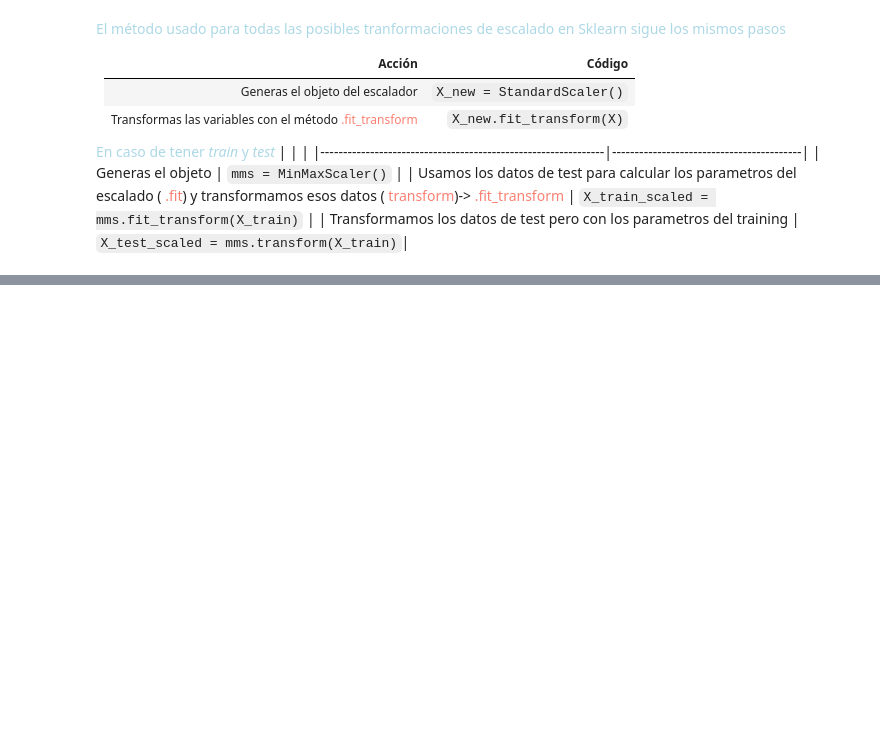
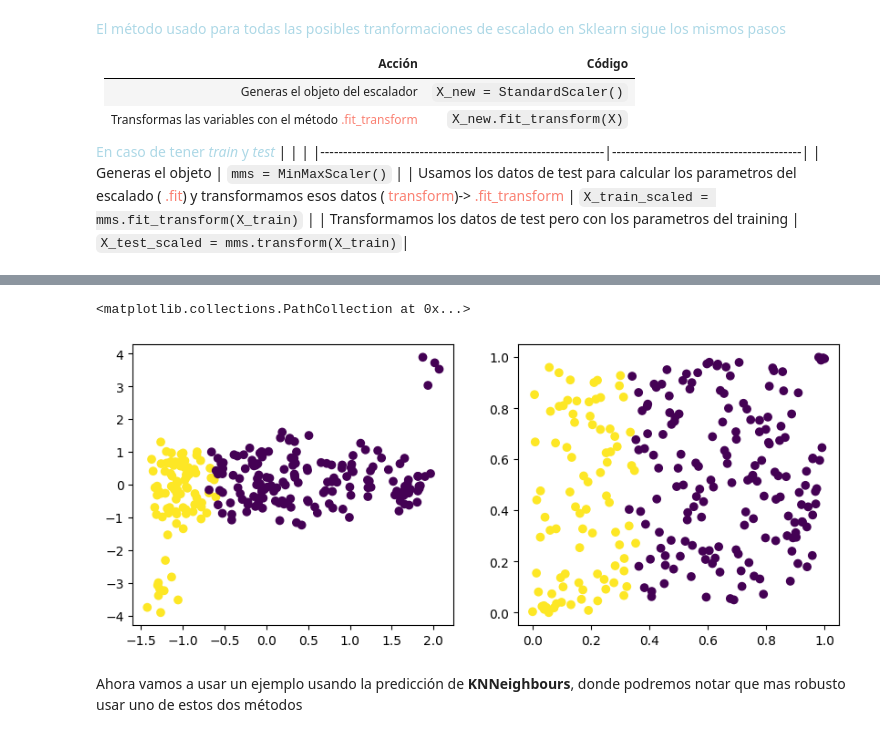
Before and after one commit to guille1006/Guia-Machine-learning, a Jupyter notebook: Preprocesamiento de datos.ipynb, the cells around one changed output, grey strips where cells are left out. Saved outputs shown, nothing was run; the diff lists cells and outputs as text; code cells hidden in the pictures; blank space fills up the shorter version.

```diff
--- a/Preprocesamiento de datos.ipynb
+++ b/Preprocesamiento de datos.ipynb
@@ -77,0 +195,14 @@ Prácticamente siempre habrá que usar un escalado, que de manera general, no em
+# %%
+from sklearn.preprocessing import StandardScaler, QuantileTransformer
+
+X_standard = StandardScaler().fit_transform(X)
+X_quantile = QuantileTransformer(n_quantiles=100).fit_transform(X) # Pongo el numero de quantiles para que no salga el Warning
+
+fig, ax = plt.subplots(1, 2, figsize=(10,4))
+ax[0].scatter(X_standard[:, 0], X_standard[:, 1], c=Y)
+ax[1].scatter(X_quantile[:, 0], X_quantile[:, 1], c=Y)
+# %% [output]
+<matplotlib.collections.PathCollection at 0x...>
+[figure, added]
+# %% [markdown]
+Ahora vamos a usar un ejemplo usando la predicción de **KNNeighbours**, donde podremos notar que mas robusto usar uno de estos dos métodos
```
Also changed, not shown: parts of 21 cells of this notebook.
